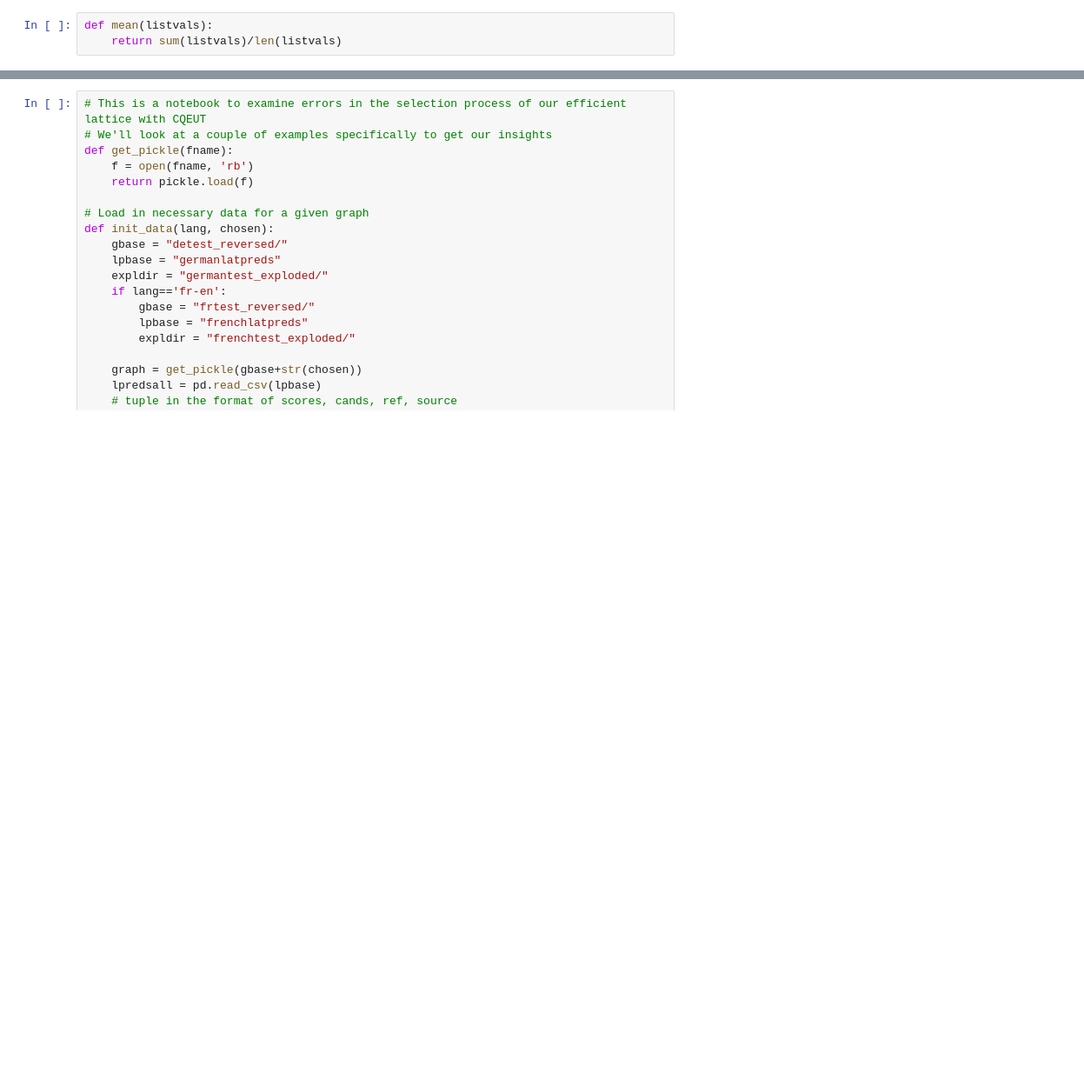
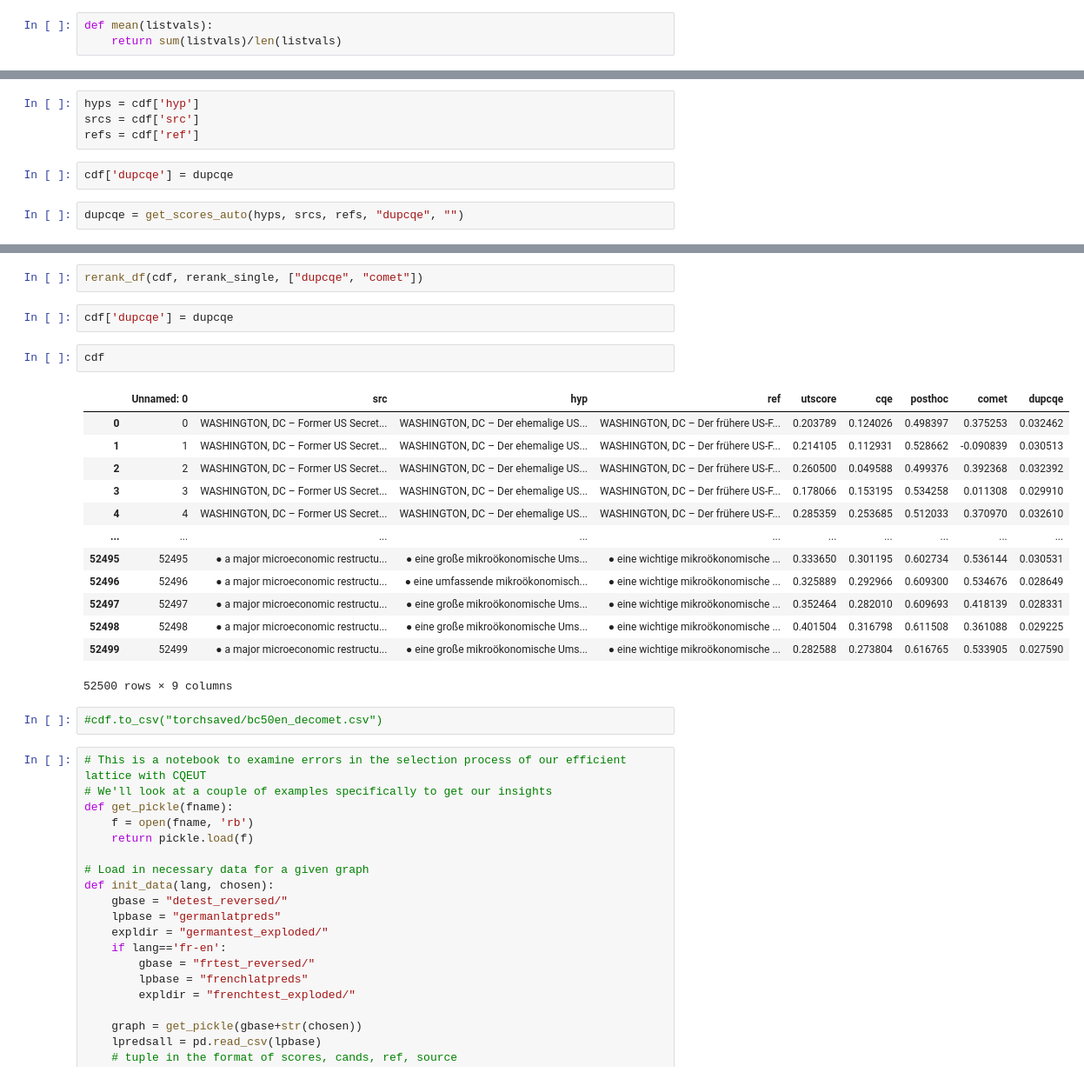
Before and after one commit to PrasannS/eel-reranking, a Jupyter notebook: lattice_deg_explore.ipynb, the cells around one changed output, grey strips where cells are left out. Shown at 87% size. Drawn from its saved outputs; the diff is of its cells as text; blank space fills up the shorter version.

```diff
--- a/lattice_deg_explore.ipynb
+++ b/lattice_deg_explore.ipynb
@@ -19,0 +26,8 @@ Index(['adhoc', 'ahyp', 'src', 'ref'], dtype='object')
+# %%
+hyps = cdf['hyp']
+srcs = cdf['src']
+refs = cdf['ref']
+# %%
+cdf['dupcqe'] = dupcqe
+# %%
+dupcqe = get_scores_auto(hyps, srcs, refs, "dupcqe", "")
@@ -20,3 +65,25 @@ Index(['adhoc', 'ahyp', 'src', 'ref'], dtype='object')
+# %%
+rerank_df(cdf, rerank_single, ["dupcqe", "comet"])
+# %%
+cdf['dupcqe'] = dupcqe
+# %%
+cdf
+# %% [output]
+|  | Unnamed: 0 | src | hyp | ref | utscore | cqe | posthoc | comet | dupcqe |
+| 0 | 0 | WASHINGTON, DC – Former US Secret... | WASHINGTON, DC – Der ehemalige US... | WASHINGTON, DC – Der frühere US-F... | 0.203789 | 0.124026 | 0.498397 | 0.375253 | 0.032462 |
+| 1 | 1 | WASHINGTON, DC – Former US Secret... | WASHINGTON, DC – Der ehemalige US... | WASHINGTON, DC – Der frühere US-F... | 0.214105 | 0.112931 | 0.528662 | -0.090839 | 0.030513 |
+| 2 | 2 | WASHINGTON, DC – Former US Secret... | WASHINGTON, DC – Der ehemalige US... | WASHINGTON, DC – Der frühere US-F... | 0.260500 | 0.049588 | 0.499376 | 0.392368 | 0.032392 |
+| 3 | 3 | WASHINGTON, DC – Former US Secret... | WASHINGTON, DC – Der ehemalige US... | WASHINGTON, DC – Der frühere US-F... | 0.178066 | 0.153195 | 0.534258 | 0.011308 | 0.029910 |
+| 4 | 4 | WASHINGTON, DC – Former US Secret... | WASHINGTON, DC – Der ehemalige US... | WASHINGTON, DC – Der frühere US-F... | 0.285359 | 0.253685 | 0.512033 | 0.370970 | 0.032610 |
+| ... | ... | ... | ... | ... | ... | ... | ... | ... | ... |
+| 52495 | 52495 | ● a major microeconomic restructu... | ● eine große mikroökonomische Ums... | ● eine wichtige mikroökonomische ... | 0.333650 | 0.301195 | 0.602734 | 0.536144 | 0.030531 |
+| 52496 | 52496 | ● a major microeconomic restructu... | ● eine umfassende mikroökonomisch... | ● eine wichtige mikroökonomische ... | 0.325889 | 0.292966 | 0.609300 | 0.534676 | 0.028649 |
+| 52497 | 52497 | ● a major microeconomic restructu... | ● eine große mikroökonomische Ums... | ● eine wichtige mikroökonomische ... | 0.352464 | 0.282010 | 0.609693 | 0.418139 | 0.028331 |
+| 52498 | 52498 | ● a major microeconomic restructu... | ● eine große mikroökonomische Ums... | ● eine wichtige mikroökonomische ... | 0.401504 | 0.316798 | 0.611508 | 0.361088 | 0.029225 |
+| 52499 | 52499 | ● a major microeconomic restructu... | ● eine große mikroökonomische Ums... | ● eine wichtige mikroökonomische ... | 0.282588 | 0.273804 | 0.616765 | 0.533905 | 0.027590 |
+52500 rows × 9 columns
+# %%
+#cdf.to_csv("torchsaved/bc50en_decomet.csv")
 # %%
 # This is a notebook to examine errors in the selection process of our efficient lattice with CQEUT
 # We'll look at a couple of examples specifically to get our insights
```
Also changed, not shown: parts of 8 cells of this notebook, 6 other files.
